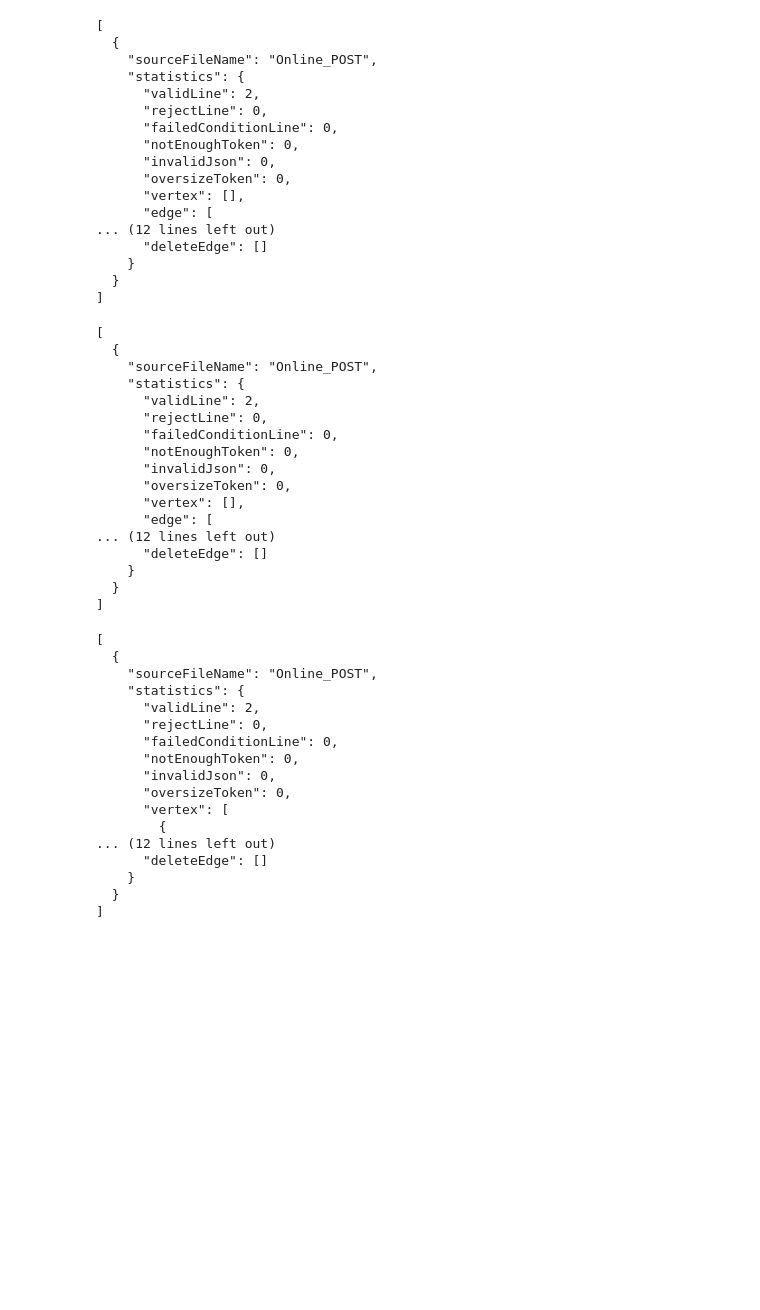
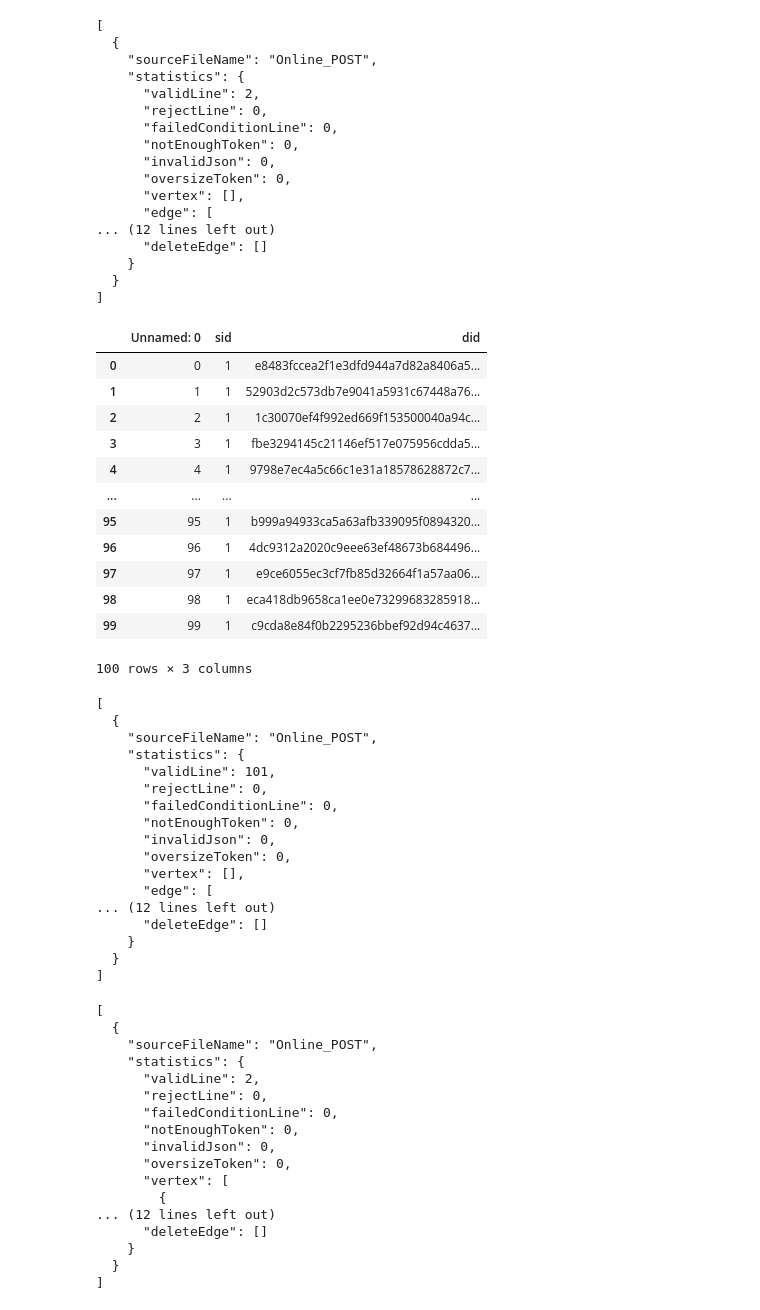
Before and after one commit to sudha-vijayakumar/BERN2_TigerGraph_BioMedical_KnowledgeGraph, a Jupyter notebook: bioNLP 2/3_bioNLP2graph.ipynb, the cells around one changed output. Drawn from its saved outputs; the diff is of its cells as text; code cells hidden in the pictures; blank space fills up the shorter version.

Commit message:
graph load

```diff
--- a/bioNLP 2/3_bioNLP2graph.ipynb
+++ b/bioNLP 2/3_bioNLP2graph.ipynb
@@ -312,16 +356,33 @@ print(json.dumps(res, indent=2))
     }
   }
 ]
+# %%
+df = pd.read_csv("article_sentences.csv")
+df
+# %% [output]
+|  | Unnamed: 0 | sid | did |
+| 0 | 0 | 1 | e8483fccea2f1e3dfd944a7d82a8406a5... |
+| 1 | 1 | 1 | 52903d2c573db7e9041a5931c67448a76... |
+| 2 | 2 | 1 | 1c30070ef4f992ed669f153500040a94c... |
+| 3 | 3 | 1 | fbe3294145c21146ef517e075956cdda5... |
+| 4 | 4 | 1 | 9798e7ec4a5c66c1e31a18578628872c7... |
+| ... | ... | ... | ... |
+| 95 | 95 | 1 | b999a94933ca5a63afb339095f0894320... |
+| 96 | 96 | 1 | 4dc9312a2020c9eee63ef48673b684496... |
+| 97 | 97 | 1 | e9ce6055ec3cf7fb85d32664f1a57aa06... |
+| 98 | 98 | 1 | eca418db9658ca1ee0e73299683285918... |
+| 99 | 99 | 1 | c9cda8e84f0b2295236bbef92d94c4637... |
+100 rows × 3 columns
 # %%
 as_file = "article_sentences.csv"
-res = conn.uploadFile(aw_file, fileTag='MyDataSource', jobName='load_job_article_sentences')
+res = conn.uploadFile(as_file, fileTag='MyDataSource', jobName='load_job_article_sentences_csv_1647329019446')
 print(json.dumps(res, indent=2))
 # %% [output]
 [
   {
     "sourceFileName": "Online_POST",
     "statistics": {
-      "validLine": 2,
+      "validLine": 101,
       "rejectLine": 0,
       "failedConditionLine": 0,
       "notEnoughToken": 0,
```
Also changed, not shown: parts of 22 cells of this notebook, 17 other files.
